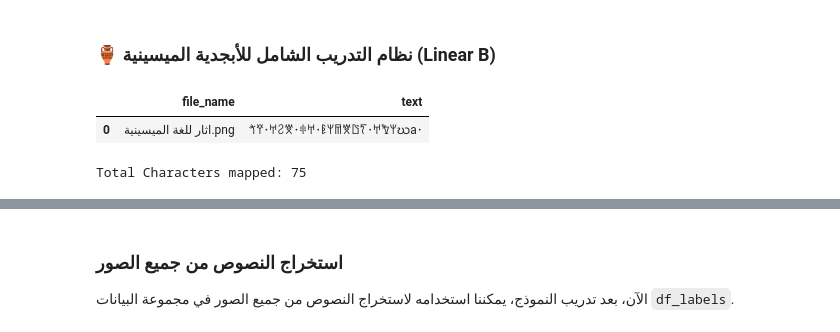
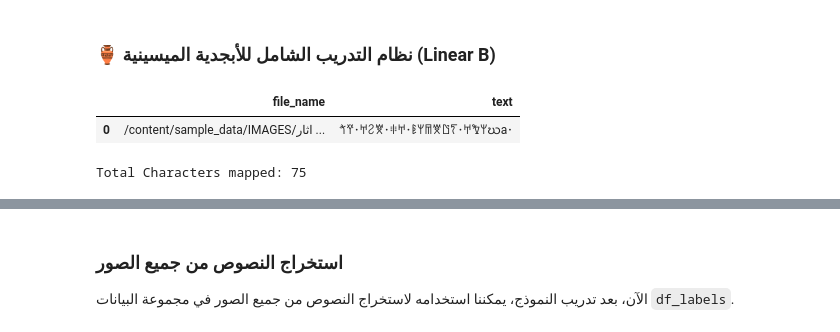
Before and after one commit to sleep-is-best/Ai, a Jupyter notebook: beta_0.1.ipynb, the cells around one changed output, grey strips where cells are left out. Cells and saved outputs as stored; diff of their text form; code cells hidden in the pictures.

```diff
--- a/beta_0.1.ipynb
+++ b/beta_0.1.ipynb
@@ -20,35 +22,35 @@ import os
 full_mycenaean_mapping = {
     '𐀀': 'a', '𐀁': 'e', '𐀂': 'i', '𐀃': 'o', '𐀄': 'u',
     '𐀅': 'da', '𐀆': 'de', '𐀇': 'di', '𐀈': 'do', '𐀉': 'du',
     '𐀊': 'ja', '𐀋': 'je', '𐀍': 'jo', '𐀎': 'ju',
     '𐀏': 'ka', '𐀐': 'ke', '𐀑': 'ki', '𐀒': 'ko', '𐀓': 'ku',
     '𐀔': 'ma', '𐀕': 'me', '𐀖': 'mi', '𐀗': 'mo', '𐀘': 'mu',
     '𐀙': 'na', '𐀚': 'ne', '𐀛': 'ni', '𐀜': 'no', '𐀝': 'nu',
     '𐀞': 'pa', '𐀟': 'pe', '𐀠': 'pi', '𐀡': 'po', '𐀢': 'pu',
     '𐀣': 'qa', '𐀤': 'qe', '𐀥': 'qi', '𐀦': 'qo',
     '𐀨': 'ra', '𐀩': 're', '𐀪': 'ri', '𐀫': 'ro', '𐀬': 'ru',
     '𐀭': 'sa', '𐀮': 'se', '𐀯': 'si', '𐀰': 'so', '𐀱': 'su',
     '𐀲': 'ta', '𐀳': 'te', '𐀴': 'ti', '𐀵': 'to', '𐀶': 'tu',
     '𐀷': 'wa', '𐀸': 'we', '𐀹': 'wi', '𐀺': 'wo',
     '𐀼': 'za', '𐀽': 'ze', '𐀿': 'zo',
     '𐁀': 'a2', '𐁁': 'a3', '𐁂': 'au', '𐁃': 'dwe', '𐁄': 'dwo',
     '𐁅': 'nwa', '𐁇': 'pte', '𐁆': 'pu2', '𐁈': 'ra2', '𐁉': 'ra3',
     '𐁊': 'ro2', '𐁋': 'ta2', '𐁌': 'twe', '𐁍': 'two'
 }
 
 # إضافة الرموز الفاصلة
 full_mycenaean_mapping['𐄁'] = 'separator'
 
 data = {
-    'file_name': ['اثار للغة الميسينية.png'],
+    'file_name': ['/content/sample_data/IMAGES/اثار للغة الميسينية.png'],
     'text': ['𐀗𐀛𐄁𐀀𐀸𐀆𐄁𐀳𐀀𐄁𐀟𐀩𐀷𐀆𐀃𐀍𐄁𐀀𐀑𐀩ဃa𐄁']
 }
 df_labels = pd.DataFrame(data)
 display(df_labels)
 print(f"Total Characters mapped: {len(full_mycenaean_mapping)}")
 # %% [output]
 |  | file_name | text |
-| 0 | اثار للغة الميسينية.png | 𐀗𐀛𐄁𐀀𐀸𐀆𐄁𐀳𐀀𐄁𐀟𐀩𐀷𐀆𐀃𐀍𐄁𐀀𐀑𐀩ဃa𐄁 |
+| 0 | /content/sample_data/IMAGES/اثار ... | 𐀗𐀛𐄁𐀀𐀸𐀆𐄁𐀳𐀀𐄁𐀟𐀩𐀷𐀆𐀃𐀍𐄁𐀀𐀑𐀩ဃa𐄁 |
 Total Characters mapped: 75
 # %%
 device = torch.device("cuda" if torch.cuda.is_available() else "cpu")
```
Also changed, not shown: parts of 14 cells of this notebook.
